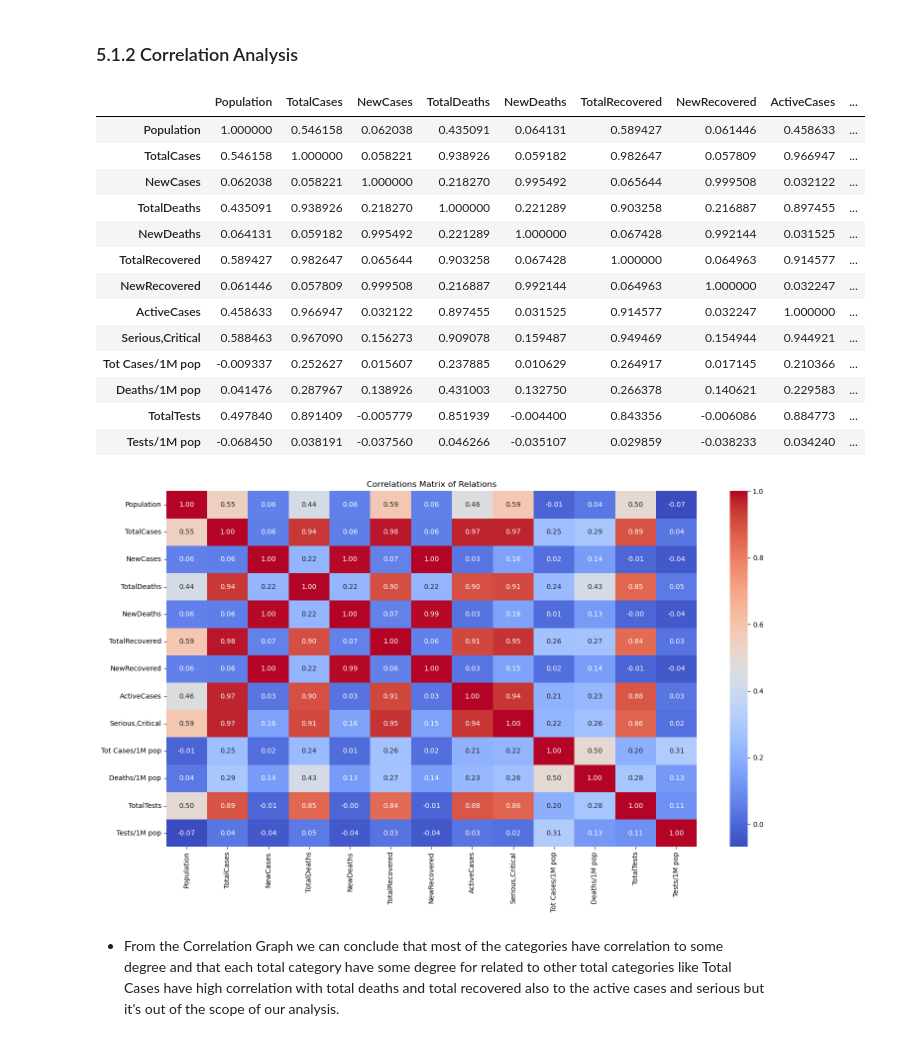
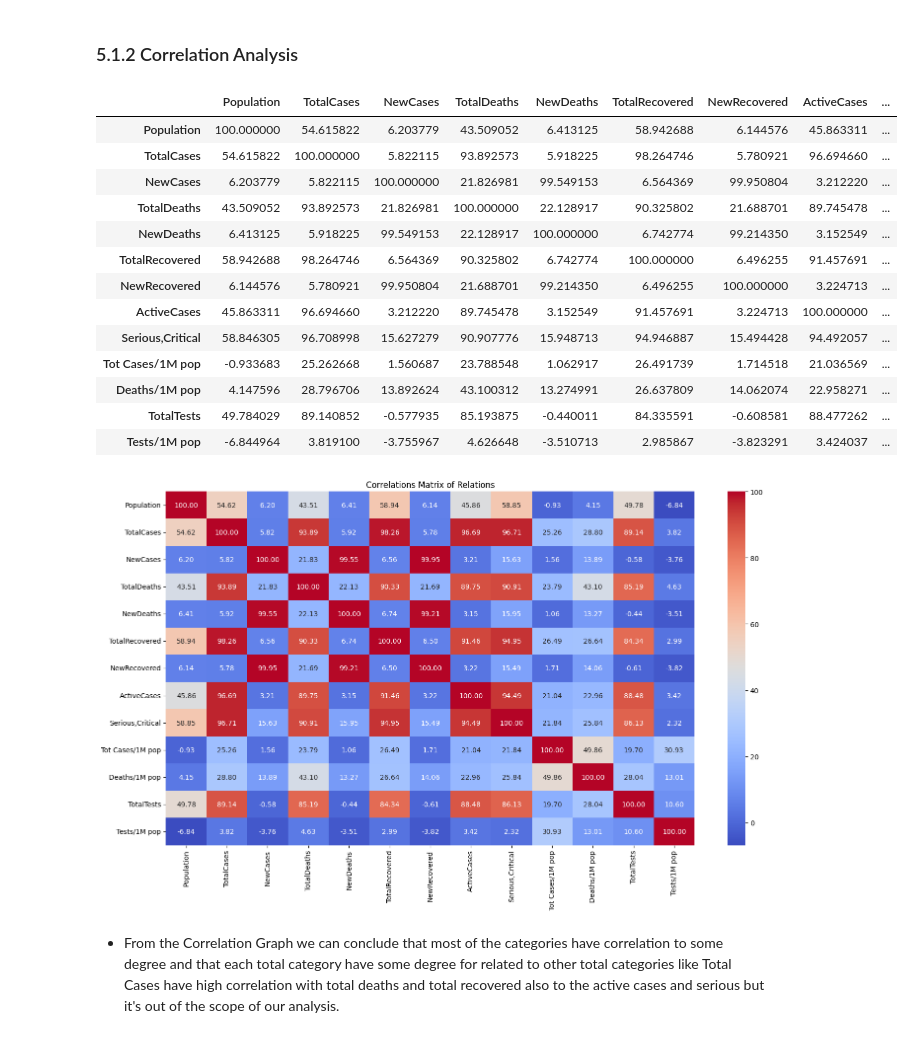
Before and after one commit to ibrahim-98-7/Portifolio-Sync, a Jupyter notebook: Python/ITI/Visulizations/Covid 19/Covid-19 Final Project.ipynb, the cells around one changed output. Drawn from its saved outputs; the diff is of its cells as text; code cells hidden in the pictures.

```diff
--- a/Python/ITI/Visulizations/Covid 19/Covid-19 Final Project.ipynb
+++ b/Python/ITI/Visulizations/Covid 19/Covid-19 Final Project.ipynb
@@ -356,27 +357,27 @@ world_data.describe().T
 # %%
 # See the Correlation Between columns
 world_CP = world_data.copy()
 for col in world_CP.columns:
     if world_CP[col].dtype == 'object':
         world_CP.drop(col,axis=1, inplace=True)
 
-Correlations = world_CP.corr()
+Correlations = world_CP.corr() * 100
 Correlations
 # %% [output]
 |  | Population | TotalCases | NewCases | TotalDeaths | NewDeaths | TotalRecovered | NewRecovered | ActiveCases | ... |
-| Population | 1.000000 | 0.546158 | 0.062038 | 0.435091 | 0.064131 | 0.589427 | 0.061446 | 0.458633 | ... |
-| TotalCases | 0.546158 | 1.000000 | 0.058221 | 0.938926 | 0.059182 | 0.982647 | 0.057809 | 0.966947 | ... |
-| NewCases | 0.062038 | 0.058221 | 1.000000 | 0.218270 | 0.995492 | 0.065644 | 0.999508 | 0.032122 | ... |
-| TotalDeaths | 0.435091 | 0.938926 | 0.218270 | 1.000000 | 0.221289 | 0.903258 | 0.216887 | 0.897455 | ... |
-| NewDeaths | 0.064131 | 0.059182 | 0.995492 | 0.221289 | 1.000000 | 0.067428 | 0.992144 | 0.031525 | ... |
-| TotalRecovered | 0.589427 | 0.982647 | 0.065644 | 0.903258 | 0.067428 | 1.000000 | 0.064963 | 0.914577 | ... |
-| NewRecovered | 0.061446 | 0.057809 | 0.999508 | 0.216887 | 0.992144 | 0.064963 | 1.000000 | 0.032247 | ... |
-| ActiveCases | 0.458633 | 0.966947 | 0.032122 | 0.897455 | 0.031525 | 0.914577 | 0.032247 | 1.000000 | ... |
-| Serious,Critical | 0.588463 | 0.967090 | 0.156273 | 0.909078 | 0.159487 | 0.949469 | 0.154944 | 0.944921 | ... |
-| Tot Cases/1M pop | -0.009337 | 0.252627 | 0.015607 | 0.237885 | 0.010629 | 0.264917 | 0.017145 | 0.210366 | ... |
-| Deaths/1M pop | 0.041476 | 0.287967 | 0.138926 | 0.431003 | 0.132750 | 0.266378 | 0.140621 | 0.229583 | ... |
-| TotalTests | 0.497840 | 0.891409 | -0.005779 | 0.851939 | -0.004400 | 0.843356 | -0.006086 | 0.884773 | ... |
-| Tests/1M pop | -0.068450 | 0.038191 | -0.037560 | 0.046266 | -0.035107 | 0.029859 | -0.038233 | 0.034240 | ... |
+| Population | 100.000000 | 54.615822 | 6.203779 | 43.509052 | 6.413125 | 58.942688 | 6.144576 | 45.863311 | ... |
+| TotalCases | 54.615822 | 100.000000 | 5.822115 | 93.892573 | 5.918225 | 98.264746 | 5.780921 | 96.694660 | ... |
+| NewCases | 6.203779 | 5.822115 | 100.000000 | 21.826981 | 99.549153 | 6.564369 | 99.950804 | 3.212220 | ... |
+| TotalDeaths | 43.509052 | 93.892573 | 21.826981 | 100.000000 | 22.128917 | 90.325802 | 21.688701 | 89.745478 | ... |
+| NewDeaths | 6.413125 | 5.918225 | 99.549153 | 22.128917 | 100.000000 | 6.742774 | 99.214350 | 3.152549 | ... |
+| TotalRecovered | 58.942688 | 98.264746 | 6.564369 | 90.325802 | 6.742774 | 100.000000 | 6.496255 | 91.457691 | ... |
+| NewRecovered | 6.144576 | 5.780921 | 99.950804 | 21.688701 | 99.214350 | 6.496255 | 100.000000 | 3.224713 | ... |
+| ActiveCases | 45.863311 | 96.694660 | 3.212220 | 89.745478 | 3.152549 | 91.457691 | 3.224713 | 100.000000 | ... |
+| Serious,Critical | 58.846305 | 96.708998 | 15.627279 | 90.907776 | 15.948713 | 94.946887 | 15.494428 | 94.492057 | ... |
+| Tot Cases/1M pop | -0.933683 | 25.262668 | 1.560687 | 23.788548 | 1.062917 | 26.491739 | 1.714518 | 21.036569 | ... |
+| Deaths/1M pop | 4.147596 | 28.796706 | 13.892624 | 43.100312 | 13.274991 | 26.637809 | 14.062074 | 22.958271 | ... |
+| TotalTests | 49.784029 | 89.140852 | -0.577935 | 85.193875 | -0.440011 | 84.335591 | -0.608581 | 88.477262 | ... |
+| Tests/1M pop | -6.844964 | 3.819100 | -3.755967 | 4.626648 | -3.510713 | 2.985867 | -3.823291 | 3.424037 | ... |
 # %%
 # Graphing the Correlations
 plt.figure(figsize=(15,9))
@@ -385,7 +386,7 @@ plt.title("Correlations Matrix of Relations",loc='center')
 plt.tight_layout()
 plt.show()
 # %% [output]
-[figure, old version]
+[figure, new version]
 # %% [markdown]
 - From the Correlation Graph we can conclude that most of the categories have correlation to some degree and that each total category have some degree for related to other total categories like
     Total Cases have high correlation with total deaths and total recovered also to the active cases and serious but it's out of the scope of our analysis.
```
Also changed, not shown: parts of 7 cells of this notebook, 8 other files.
